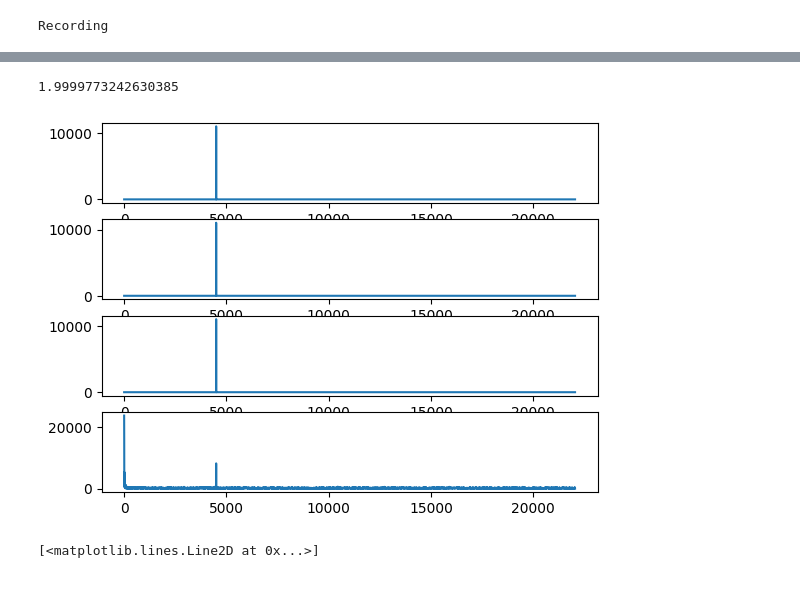
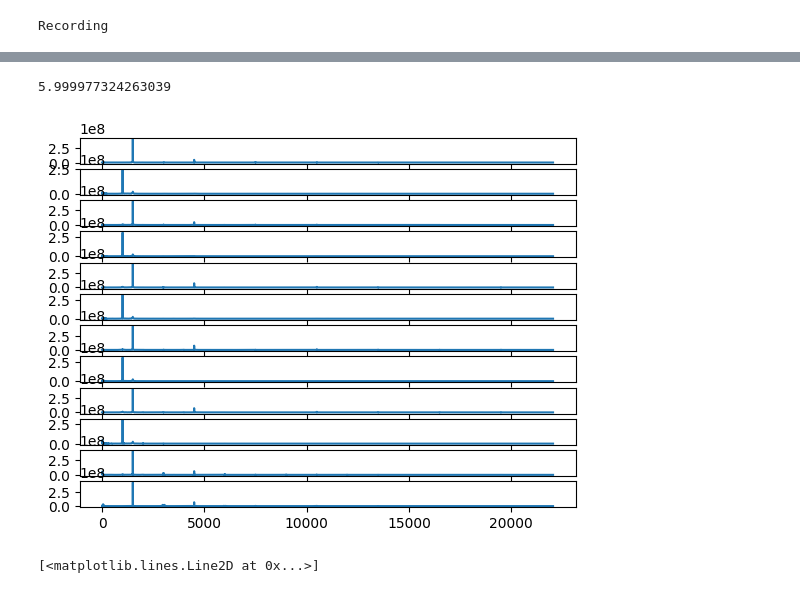
Before and after one commit to defdet/Project_samsung, a Jupyter notebook: renewed_project.ipynb, the cells around one changed output, grey strips where cells are left out. Cells and saved outputs as stored; diff of their text form; code cells hidden in the pictures.

```diff
--- a/renewed_project.ipynb
+++ b/renewed_project.ipynb
@@ -394,10 +428,10 @@ def signal_modulation(text, freq0, freq1, sample_rate, change_time): #Сама
     return time, signal
 
 CHANGE_TIME = 0.5
-FREQ1 = 3000
-FREQ2 = 4500
-TEXT = "101010110101010101010"
+FREQ1 = 1000
+FREQ2 = 1500
+TEXT = "10010111"
 DURATION = len(TEXT) * CHANGE_TIME
 x, tone_ex = signal_modulation(TEXT, FREQ1, FREQ2, 44100, CHANGE_TIME)
-tone_ex = np.concatenate((np.random.randint(10, size = 400000), tone_ex, np.random.randint(10, size = 400000)), axis = None)
 write("tone_ex", 44100, tone_ex)
+len(TEXT)
@@ -404,11 +440,11 @@ write("tone_ex", 44100, tone_ex)
 # %%
 m = decoder()
 n = wav_manager()
-n.set_recorded_name("tone_ex")
+n.set_recorded_name("recorded.wav")
 data1, _ = n.get_data_sample_rate()
-m.set_freqses(3000, 4500)
+m.set_freqses(1000, 1500)
 m.set_change_time(0.5)
-c, d, n, ind1, ind2, codi = m.decoder_1(data1)
+codi, c = m.decoder_1(data1)
 write("ans1", 44100, c)
-d, n, ind1, ind2, codi
+codi, len(codi)
 # %% [output]
@@ -442,0 +472,14 @@ d, n, ind1, ind2, codi
+# %%
+data = tone_ex
+points_per_window = len(data1) / 12
+
+d = np.concatenate((data[int(points_per_window):], np.zeros(int(points_per_window))), axis = None)
+
+write("flex", 44100, d)
+np.shape(data1),np.shape(d),
+for i in range(len(d)):
+    if d[i] > 0:
+        print("yay")
+    else:
+        print("n")
+print(type(d[0]))
@@ -446,7 +507,7 @@ b = wav_manager()
 b.set_recorded_name("recorded.wav")
 data, _ = b.get_data_sample_rate()
 a.set_freqses(1000, 1500)
-a.set_change_time(0.5)
+a.set_change_time(0.25)
 c, d, n, ind1, ind2 = a.decoder_1(data)
 write("ans", 44100, c)
 d, n, ind1, ind2
@@ -475,12 +521,12 @@ d, n, ind1, ind2
 # %%
 print(len(c)/44100)
-figure, axis = plt.subplots(4, 1)
-x,y = a.fourier_for_array(a.secure_split(c, 4), 44100)
-for i in range(4):
+figure, axis = plt.subplots(12, 1)
+x,y = m.fourier_for_array(m.secure_split(c, 12), 44100)
+for i in range(12):
     axis[i].plot(x, y[i])
 # %% [output]
-1.9999773242630385
+5.999977324263039
-[figure, old version]
+[figure, new version]
 # %%
 plt.plot(c)
 # %% [output]
```
Also changed, not shown: parts of 9 cells of this notebook.
